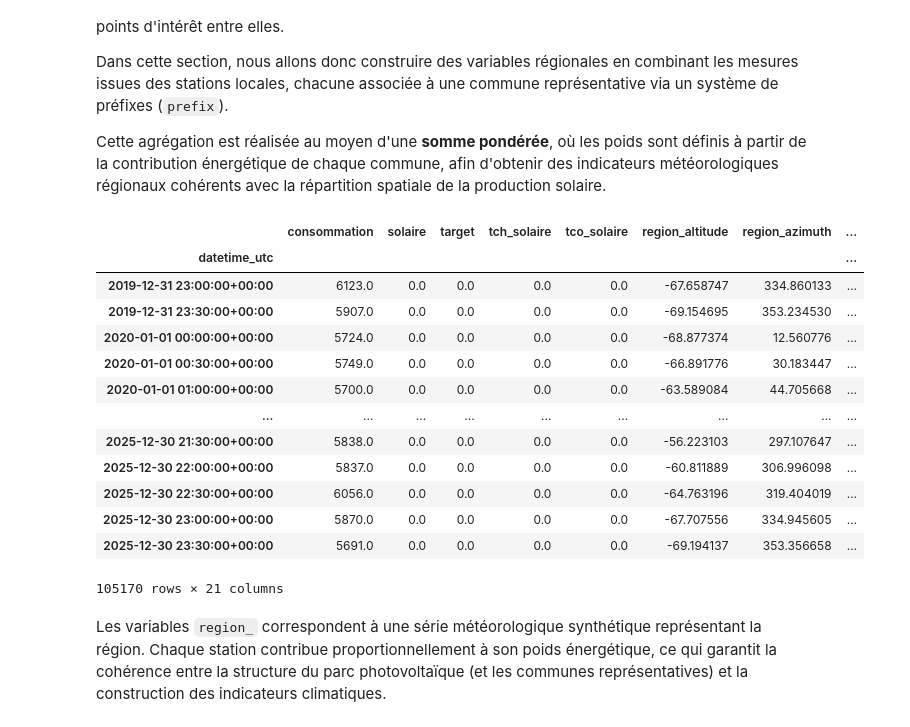
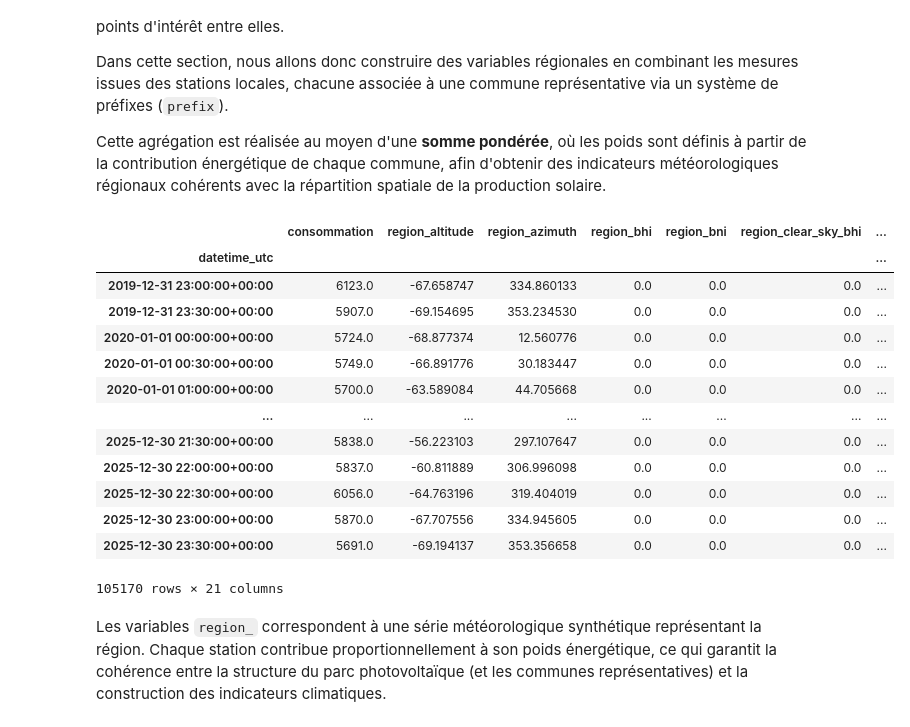
Before and after one commit to Math2935/aug25cds_variabilite, a Jupyter notebook: notebooks/03_analyse_01_exploration_preliminaire.ipynb, the cells around one changed output. Saved outputs shown, nothing was run; the diff lists cells and outputs as text; code cells hidden in the pictures.

```diff
--- a/notebooks/03_analyse_01_exploration_preliminaire.ipynb
+++ b/notebooks/03_analyse_01_exploration_preliminaire.ipynb
@@ -648,22 +648,25 @@ def to_region(dataset): # Regroupement des colonnes
 # %%
 df = to_region(df)
 
+# Tri des colonnes par ordre alphabétique
+df = df.sort_index(axis=1)
+
 display(df)
 df.to_csv(output_path / 'region_2020_2025.csv')
 # %% [output]
-|  | consommation | solaire | target | tch_solaire | tco_solaire | region_altitude | region_azimuth | ... |
-| datetime_utc |  |  |  |  |  |  |  | ... |
-| 2019-12-31 23:00:00+00:00 | 6123.0 | 0.0 | 0.0 | 0.0 | 0.0 | -67.658747 | 334.860133 | ... |
-| 2019-12-31 23:30:00+00:00 | 5907.0 | 0.0 | 0.0 | 0.0 | 0.0 | -69.154695 | 353.234530 | ... |
-| 2020-01-01 00:00:00+00:00 | 5724.0 | 0.0 | 0.0 | 0.0 | 0.0 | -68.877374 | 12.560776 | ... |
-| 2020-01-01 00:30:00+00:00 | 5749.0 | 0.0 | 0.0 | 0.0 | 0.0 | -66.891776 | 30.183447 | ... |
-| 2020-01-01 01:00:00+00:00 | 5700.0 | 0.0 | 0.0 | 0.0 | 0.0 | -63.589084 | 44.705668 | ... |
-| ... | ... | ... | ... | ... | ... | ... | ... | ... |
-| 2025-12-30 21:30:00+00:00 | 5838.0 | 0.0 | 0.0 | 0.0 | 0.0 | -56.223103 | 297.107647 | ... |
-| 2025-12-30 22:00:00+00:00 | 5837.0 | 0.0 | 0.0 | 0.0 | 0.0 | -60.811889 | 306.996098 | ... |
-| 2025-12-30 22:30:00+00:00 | 6056.0 | 0.0 | 0.0 | 0.0 | 0.0 | -64.763196 | 319.404019 | ... |
-| 2025-12-30 23:00:00+00:00 | 5870.0 | 0.0 | 0.0 | 0.0 | 0.0 | -67.707556 | 334.945605 | ... |
-| 2025-12-30 23:30:00+00:00 | 5691.0 | 0.0 | 0.0 | 0.0 | 0.0 | -69.194137 | 353.356658 | ... |
+|  | consommation | region_altitude | region_azimuth | region_bhi | region_bni | region_clear_sky_bhi | ... |
+| datetime_utc |  |  |  |  |  |  | ... |
+| 2019-12-31 23:00:00+00:00 | 6123.0 | -67.658747 | 334.860133 | 0.0 | 0.0 | 0.0 | ... |
+| 2019-12-31 23:30:00+00:00 | 5907.0 | -69.154695 | 353.234530 | 0.0 | 0.0 | 0.0 | ... |
+| 2020-01-01 00:00:00+00:00 | 5724.0 | -68.877374 | 12.560776 | 0.0 | 0.0 | 0.0 | ... |
+| 2020-01-01 00:30:00+00:00 | 5749.0 | -66.891776 | 30.183447 | 0.0 | 0.0 | 0.0 | ... |
+| 2020-01-01 01:00:00+00:00 | 5700.0 | -63.589084 | 44.705668 | 0.0 | 0.0 | 0.0 | ... |
+| ... | ... | ... | ... | ... | ... | ... | ... |
+| 2025-12-30 21:30:00+00:00 | 5838.0 | -56.223103 | 297.107647 | 0.0 | 0.0 | 0.0 | ... |
+| 2025-12-30 22:00:00+00:00 | 5837.0 | -60.811889 | 306.996098 | 0.0 | 0.0 | 0.0 | ... |
+| 2025-12-30 22:30:00+00:00 | 6056.0 | -64.763196 | 319.404019 | 0.0 | 0.0 | 0.0 | ... |
+| 2025-12-30 23:00:00+00:00 | 5870.0 | -67.707556 | 334.945605 | 0.0 | 0.0 | 0.0 | ... |
+| 2025-12-30 23:30:00+00:00 | 5691.0 | -69.194137 | 353.356658 | 0.0 | 0.0 | 0.0 | ... |
 105170 rows × 21 columns
 # %% [markdown]
 Les variables `region_` correspondent à une série météorologique synthétique représentant la région. Chaque station contribue proportionnellement à son poids
```
Also changed, not shown: parts of 3 cells of this notebook, 6 other files.
